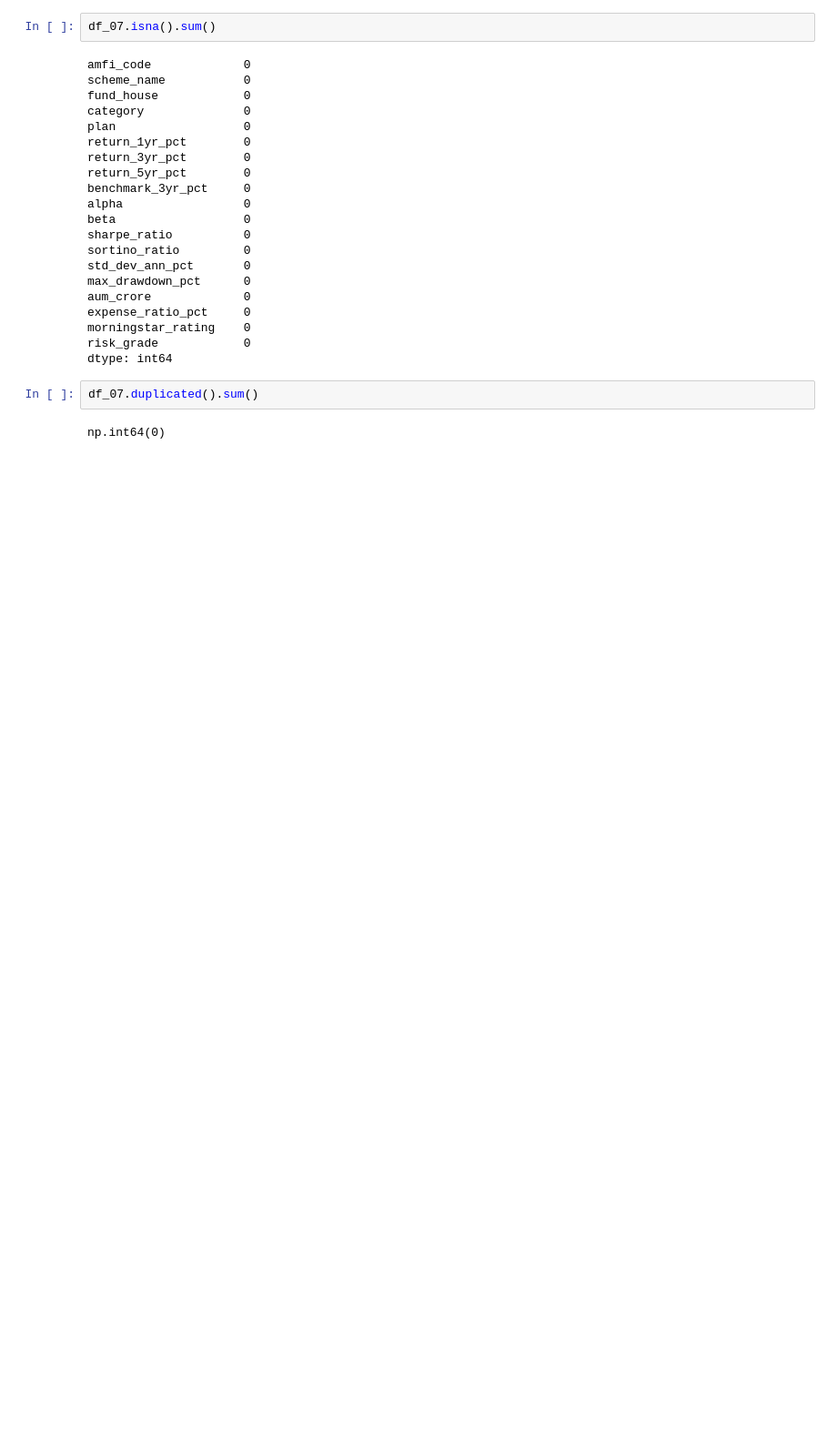
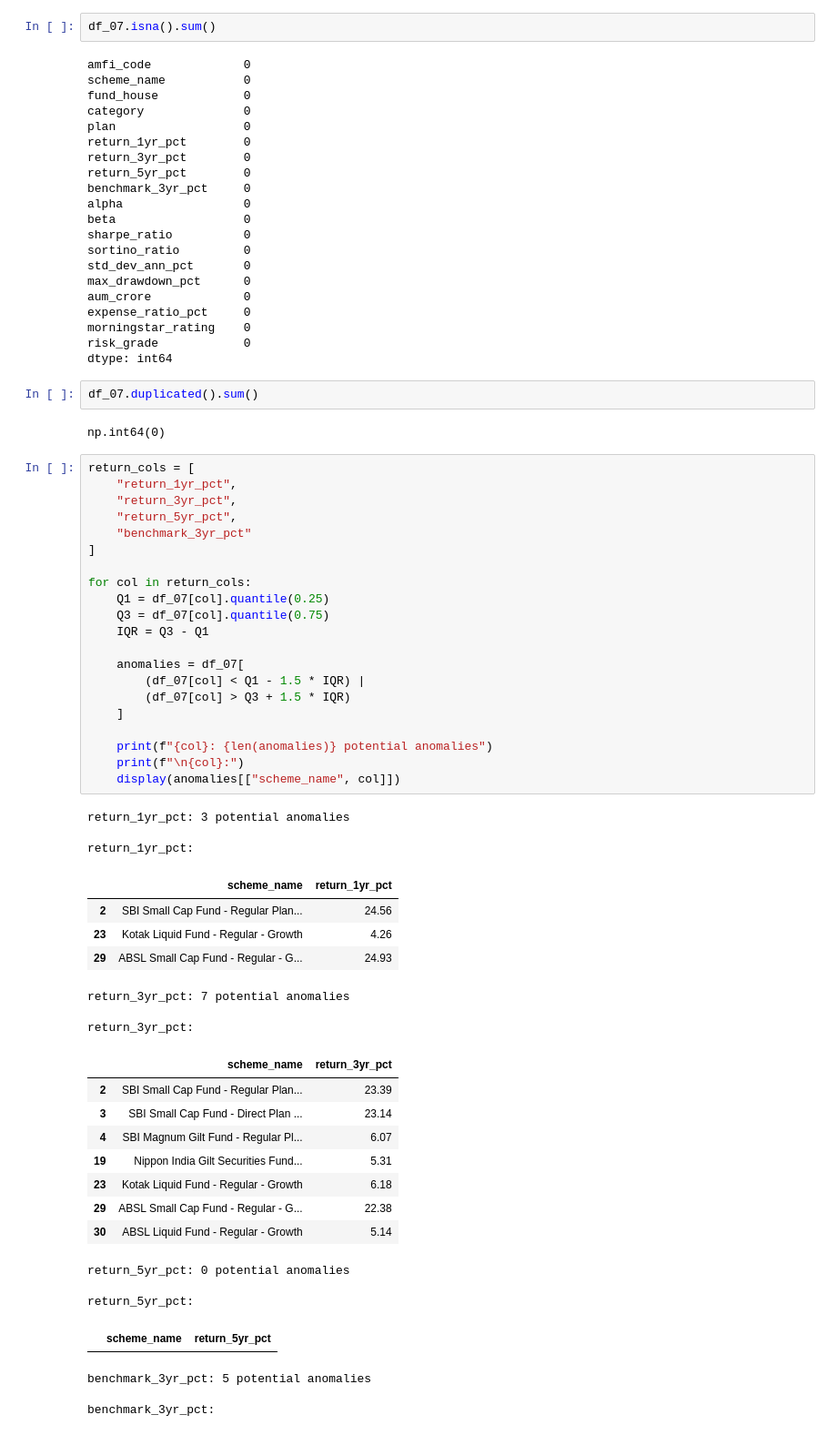
Before and after one commit to UnnimayaVAshok/my_projects, a Jupyter notebook: Capstone_project/notebooks/07_scheme_performance_analysis.ipynb, the cells around one changed output. Shown at 91% size. Drawn from its saved outputs; the diff is of its cells as text; blank space fills up the shorter version.

```diff
--- a/Capstone_project/notebooks/07_scheme_performance_analysis.ipynb
+++ b/Capstone_project/notebooks/07_scheme_performance_analysis.ipynb
@@ -137,3 +138,50 @@ dtype: int64
 df_07.duplicated().sum()
 # %% [output]
 np.int64(0)
+# %%
+return_cols = [
+    "return_1yr_pct",
+    "return_3yr_pct",
+    "return_5yr_pct",
+    "benchmark_3yr_pct"
+]
+
+for col in return_cols:
+    Q1 = df_07[col].quantile(0.25)
+    Q3 = df_07[col].quantile(0.75)
+    IQR = Q3 - Q1
+
+    anomalies = df_07[
+        (df_07[col] < Q1 - 1.5 * IQR) |
+        (df_07[col] > Q3 + 1.5 * IQR)
+    ]
+
+    print(f"{col}: {len(anomalies)} potential anomalies")
+    print(f"\n{col}:")
+    display(anomalies[["scheme_name", col]])
+# %% [output]
+return_1yr_pct: 3 potential anomalies
+
+return_1yr_pct:
+|  | scheme_name | return_1yr_pct |
+| 2 | SBI Small Cap Fund - Regular Plan... | 24.56 |
+| 23 | Kotak Liquid Fund - Regular - Growth | 4.26 |
+| 29 | ABSL Small Cap Fund - Regular - G... | 24.93 |
+return_3yr_pct: 7 potential anomalies
+
+return_3yr_pct:
+|  | scheme_name | return_3yr_pct |
+| 2 | SBI Small Cap Fund - Regular Plan... | 23.39 |
+| 3 | SBI Small Cap Fund - Direct Plan ... | 23.14 |
+| 4 | SBI Magnum Gilt Fund - Regular Pl... | 6.07 |
+| 19 | Nippon India Gilt Securities Fund... | 5.31 |
+| 23 | Kotak Liquid Fund - Regular - Growth | 6.18 |
+| 29 | ABSL Small Cap Fund - Regular - G... | 22.38 |
+| 30 | ABSL Liquid Fund - Regular - Growth | 5.14 |
+return_5yr_pct: 0 potential anomalies
+
+return_5yr_pct:
+|  | scheme_name | return_5yr_pct |
+benchmark_3yr_pct: 5 potential anomalies
+
+benchmark_3yr_pct:
```
Also changed, not shown: parts of 4 cells of this notebook, 21 other files.
